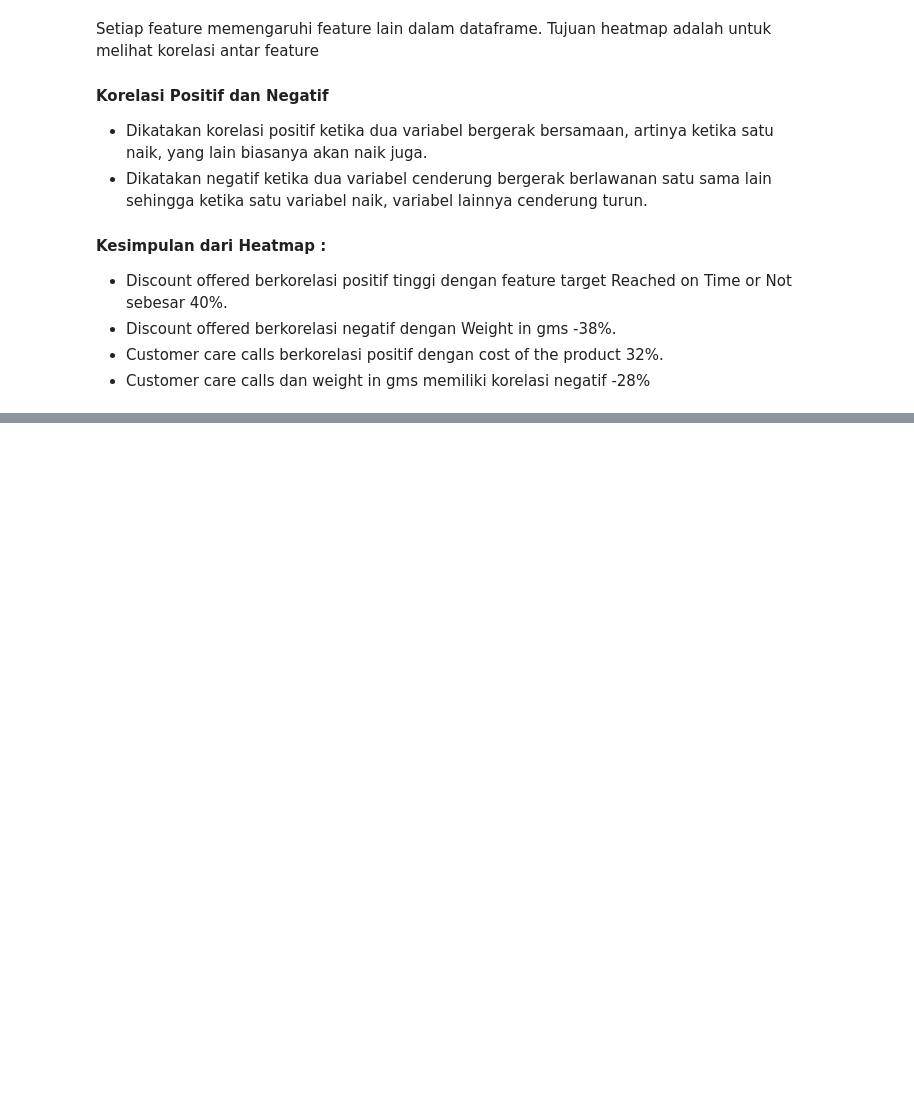
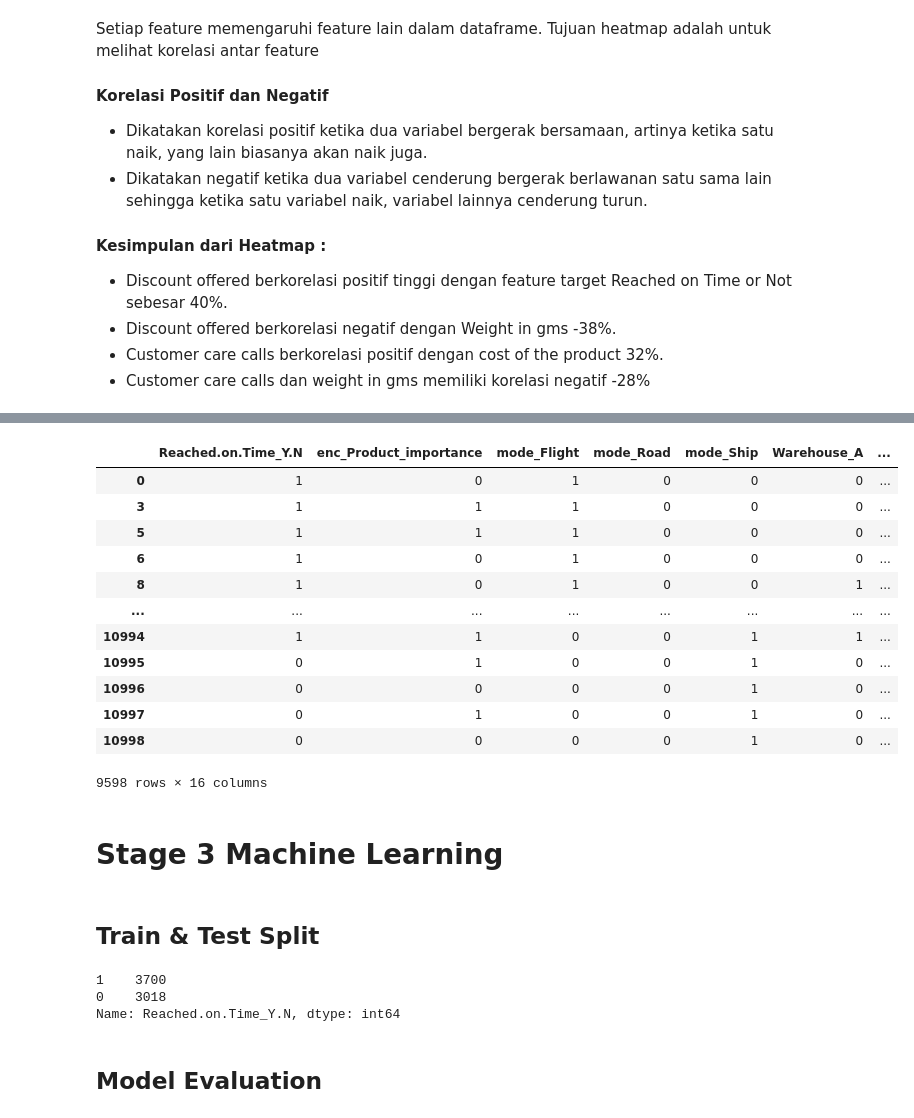
Before and after one commit to nurpurwanto/EDM-FINPRO-ECOMMERCE-SHIPPING, a Jupyter notebook: Tokotronic_Tim_Enterprise_Data_Management.ipynb, the cells around one changed output, grey strips where cells are left out. Cells and saved outputs as stored; diff of their text form; code cells hidden in the pictures; blank space fills up the shorter version.

```diff
--- a/Tokotronic_Tim_Enterprise_Data_Management.ipynb
+++ b/Tokotronic_Tim_Enterprise_Data_Management.ipynb
@@ -272,0 +368,3 @@ Tujuan heatmap adalah untuk melihat korelasi antar feature
+# %%
+ohe_ship = pd.get_dummies(df['Mode_of_Shipment'], prefix='mode')
+dfz = dfz.join(ohe_ship)
@@ -272,0 +373,3 @@ Tujuan heatmap adalah untuk melihat korelasi antar feature
+# %%
+ohe_ware = pd.get_dummies(df['Warehouse_block'], prefix='Warehouse')
+df_final = dfz.join(ohe_ware)
@@ -272,0 +392,8 @@ Tujuan heatmap adalah untuk melihat korelasi antar feature
+# %%
+from sklearn.preprocessing import StandardScaler as ss
+df_final['std_Customer_care_calls'] = ss().fit_transform(df_final['Customer_care_calls'].values.reshape(len(df_final),1))
+df_final['std_Customer_rating'] = ss().fit_transform(df_final['Customer_rating'].values.reshape(len(df_final),1))
+df_final['std_Cost_of_the_Product'] = ss().fit_transform(df_final['Cost_of_the_Product'].values.reshape(len(df_final),1))
+df_final['std_Prior_purchases'] = ss().fit_transform(df_final['Prior_purchases'].values.reshape(len(df_final),1))
+df_final['std_Discount_offered'] = ss().fit_transform(df_final['Discount_offered'].values.reshape(len(df_final),1))
+df_final['std_Weight_in_gms'] = ss().fit_transform(df_final['Weight_in_gms'].values.reshape(len(df_final),1))
@@ -272,0 +416,24 @@ Tujuan heatmap adalah untuk melihat korelasi antar feature
+# %%
+df_end = df_final.drop(columns = ['Warehouse_block', 'Mode_of_Shipment', 'Customer_care_calls',
+       'Customer_rating', 'Cost_of_the_Product', 'Prior_purchases',
+       'Product_importance', 'Gender', 'Discount_offered', 'Weight_in_gms', 'enc_gender'])
+# %%
+df_end
+# %% [output]
+|  | Reached.on.Time_Y.N | enc_Product_importance | mode_Flight | mode_Road | mode_Ship | Warehouse_A | ... |
+| 0 | 1 | 0 | 1 | 0 | 0 | 0 | ... |
+| 3 | 1 | 1 | 1 | 0 | 0 | 0 | ... |
+| 5 | 1 | 1 | 1 | 0 | 0 | 0 | ... |
+| 6 | 1 | 0 | 1 | 0 | 0 | 0 | ... |
+| 8 | 1 | 0 | 1 | 0 | 0 | 1 | ... |
+| ... | ... | ... | ... | ... | ... | ... | ... |
+| 10994 | 1 | 1 | 0 | 0 | 1 | 1 | ... |
+| 10995 | 0 | 1 | 0 | 0 | 1 | 0 | ... |
+| 10996 | 0 | 0 | 0 | 0 | 1 | 0 | ... |
+| 10997 | 0 | 1 | 0 | 0 | 1 | 0 | ... |
+| 10998 | 0 | 0 | 0 | 0 | 1 | 0 | ... |
+9598 rows × 16 columns
+# %% [markdown]
+# Stage 3 Machine Learning
+# %% [markdown]
+## Train & Test Split
@@ -272,0 +444,8 @@ Tujuan heatmap adalah untuk melihat korelasi antar feature
+# %%
+y_train['Reached.on.Time_Y.N'].value_counts()
+# %% [output]
+1    3700
+0    3018
+Name: Reached.on.Time_Y.N, dtype: int64
+# %% [markdown]
+## Model Evaluation
```
Also changed, not shown: parts of 19 cells of this notebook.
